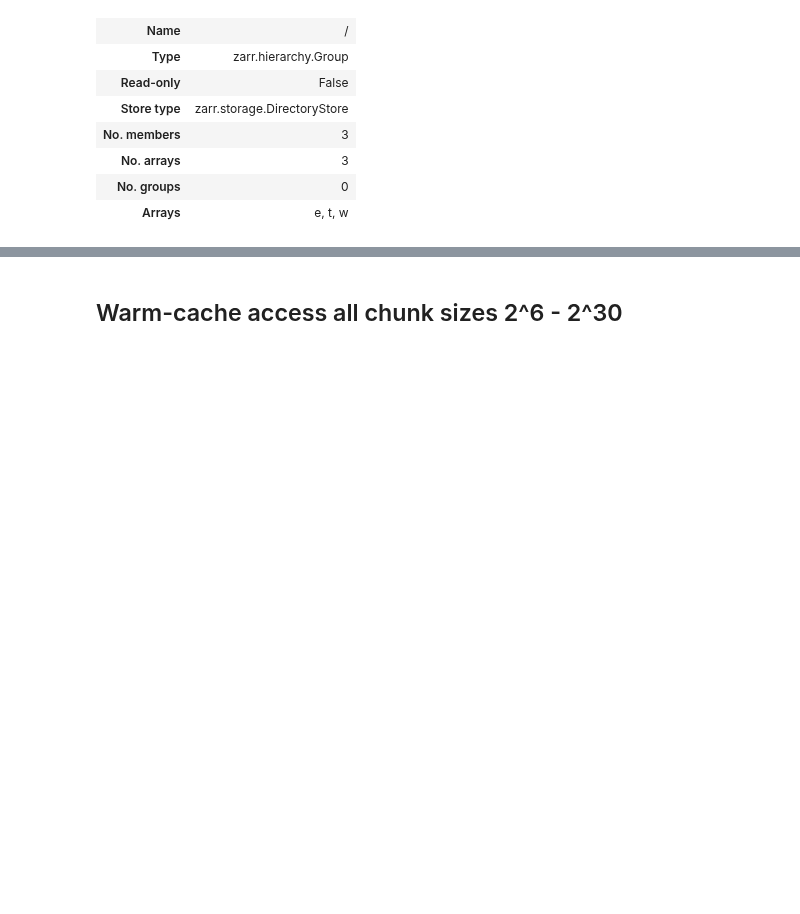
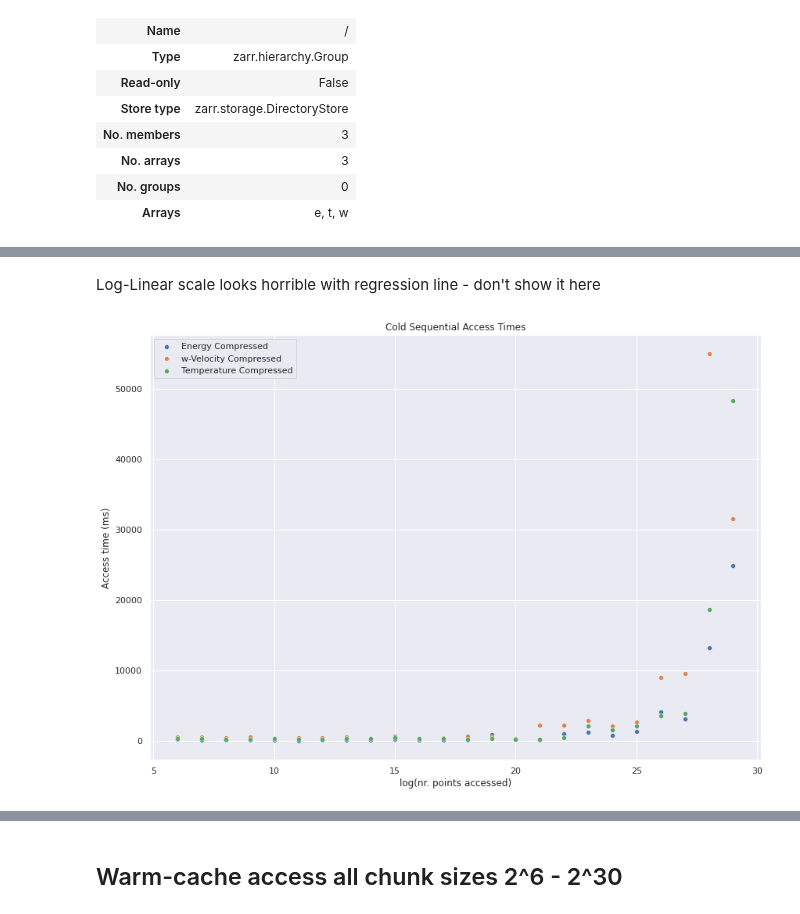
Before and after one commit to ariellubonja/ncar-zarr-code, a Jupyter notebook: compression-tradeoff-1-var.ipynb, the cells around one changed output, grey strips where cells are left out. Drawn from its saved outputs; the diff is of its cells as text; code cells hidden in the pictures; blank space fills up the shorter version.

```diff
--- a/compression-tradeoff-1-var.ipynb
+++ b/compression-tradeoff-1-var.ipynb
@@ -568,0 +683,37 @@ plt.show()
+# %%
+access_sizes_log = [i for i in range(6,30)]
+# %% [markdown]
+Log-Linear scale looks horrible with regression line - don't show it here
+# %%
+import seaborn as sns
+sns.set(rc={'figure.figsize':(14,10)})
+
+# Energy compressed
+ax = sns.scatterplot(x=access_sizes_log, y=ccc_e_times, label="Energy Compressed").set(xlabel='log(nr. points accessed)', ylabel='Access time (ms)')
+#ax.set(xlabel='Cube Root Length', ylabel='Access time (ms)')
+
+# https://stackoverflow.com/questions/31632637/label-axes-on-seaborn-barplot
+# mymodel = np.poly1d(np.polyfit(access_sizes_log, ccc_e_times, 2))
+# myline = np.linspace(1, access_sizes_log[len(access_sizes_log)-1], 1000)
+# plt.plot(myline, mymodel(myline))#, color="orange")
+
+# w-velocity compressed
+ax = sns.scatterplot(x=access_sizes_log, y=ccc_w_times, label="w-Velocity Compressed")
+
+# mymodel_w = np.poly1d(np.polyfit(access_sizes_log, ccc_w_times, 2))
+# myline_w = np.linspace(1, access_sizes_log[len(access_sizes_log)-1], 1000)
+# plt.plot(myline_w, mymodel_w(myline_w))
+
+
+# Temperature compressed
+ax = sns.scatterplot(x=access_sizes_log, y=ccc_t_times, label="Temperature Compressed")
+
+# mymodel_t = np.poly1d(np.polyfit(access_sizes_log, ccc_t_times, 2))
+# myline_t = np.linspace(1, access_sizes_log[len(access_sizes_log)-1], 1000)
+# plt.plot(myline_t, mymodel_t(myline_t))
+
+
+plt.title("Cold Sequential Access Times")
+plt.show()
+# %% [output]
+[figure, added]
```
Also changed, not shown: parts of 38 cells of this notebook.
